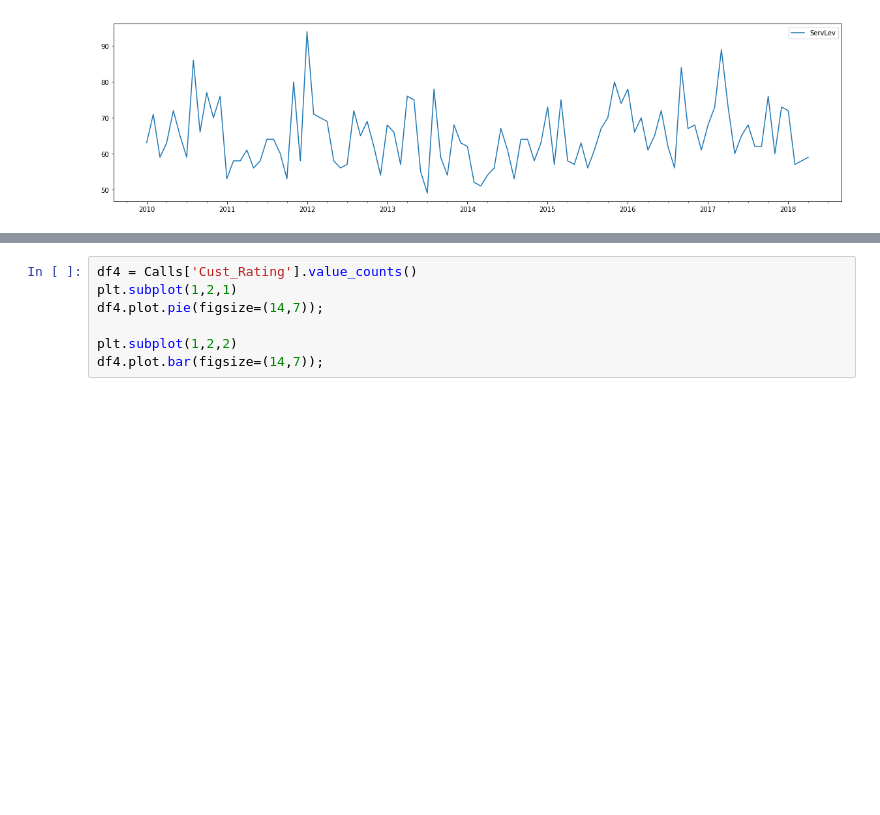
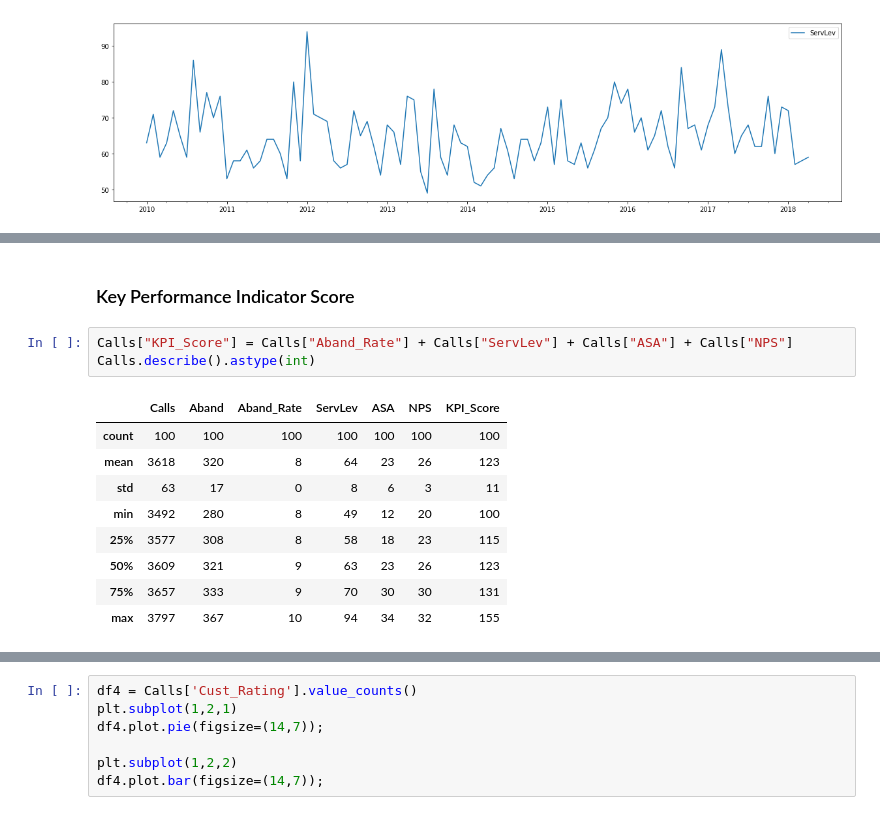
Before and after one commit to eamonnofarrell/Programming_Project, a Jupyter notebook: Prog_Project.ipynb, the cells around one changed output, grey strips where cells are left out. Saved outputs shown, nothing was run; the diff lists cells and outputs as text; blank space fills up the shorter version.

```diff
--- a/Prog_Project.ipynb
+++ b/Prog_Project.ipynb
@@ -117,2 +152,17 @@ Using data from Vodafone's customer care survey (4) for reference, customer sati
+# %% [markdown]
+### Key Performance Indicator Score
+# %%
+Calls["KPI_Score"] = Calls["Aband_Rate"] + Calls["ServLev"] + Calls["ASA"] + Calls["NPS"]
+Calls.describe().astype(int)
+# %% [output]
+|  | Calls | Aband | Aband_Rate | ServLev | ASA | NPS | KPI_Score |
+| count | 100 | 100 | 100 | 100 | 100 | 100 | 100 |
+| mean | 3618 | 320 | 8 | 64 | 23 | 26 | 123 |
+| std | 63 | 17 | 0 | 8 | 6 | 3 | 11 |
+| min | 3492 | 280 | 8 | 49 | 12 | 20 | 100 |
+| 25% | 3577 | 308 | 8 | 58 | 18 | 23 | 115 |
+| 50% | 3609 | 321 | 9 | 63 | 23 | 26 | 123 |
+| 75% | 3657 | 333 | 9 | 70 | 30 | 30 | 131 |
+| max | 3797 | 367 | 10 | 94 | 34 | 32 | 155 |
 # %%
 Calls.head()
```
Also changed, not shown: parts of 10 cells of this notebook.
